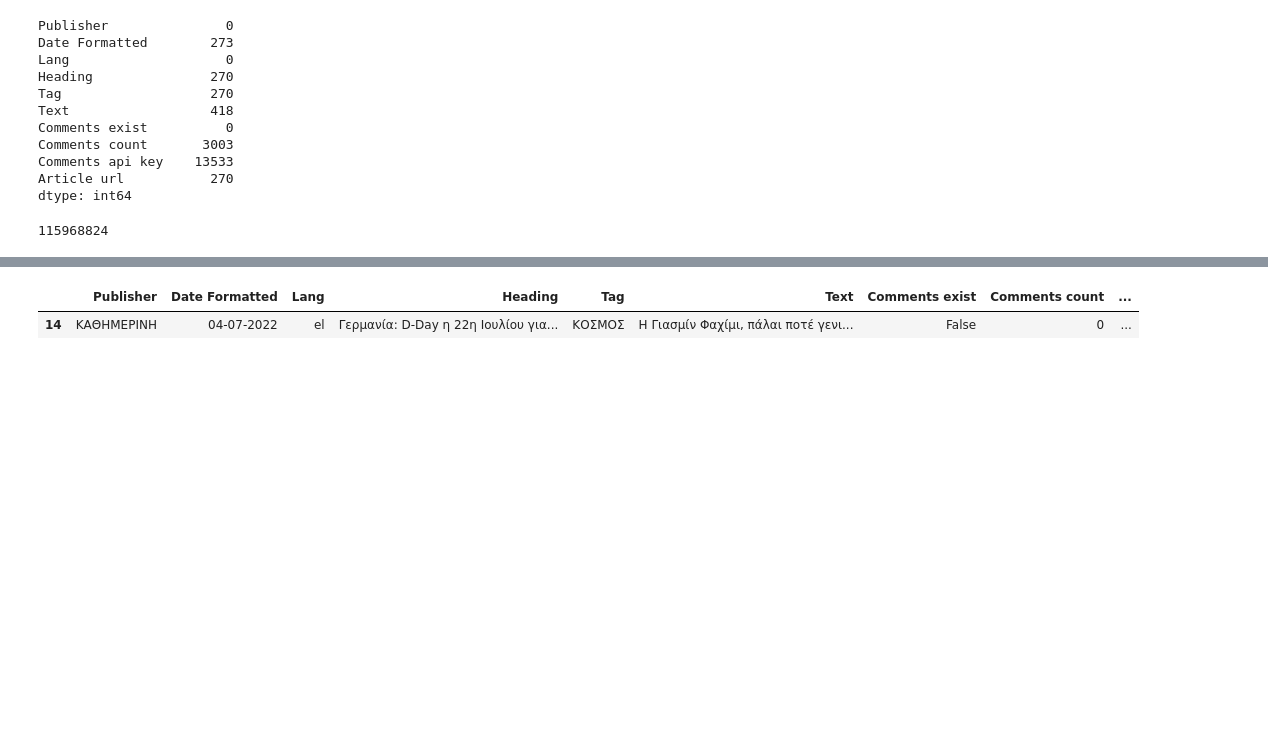
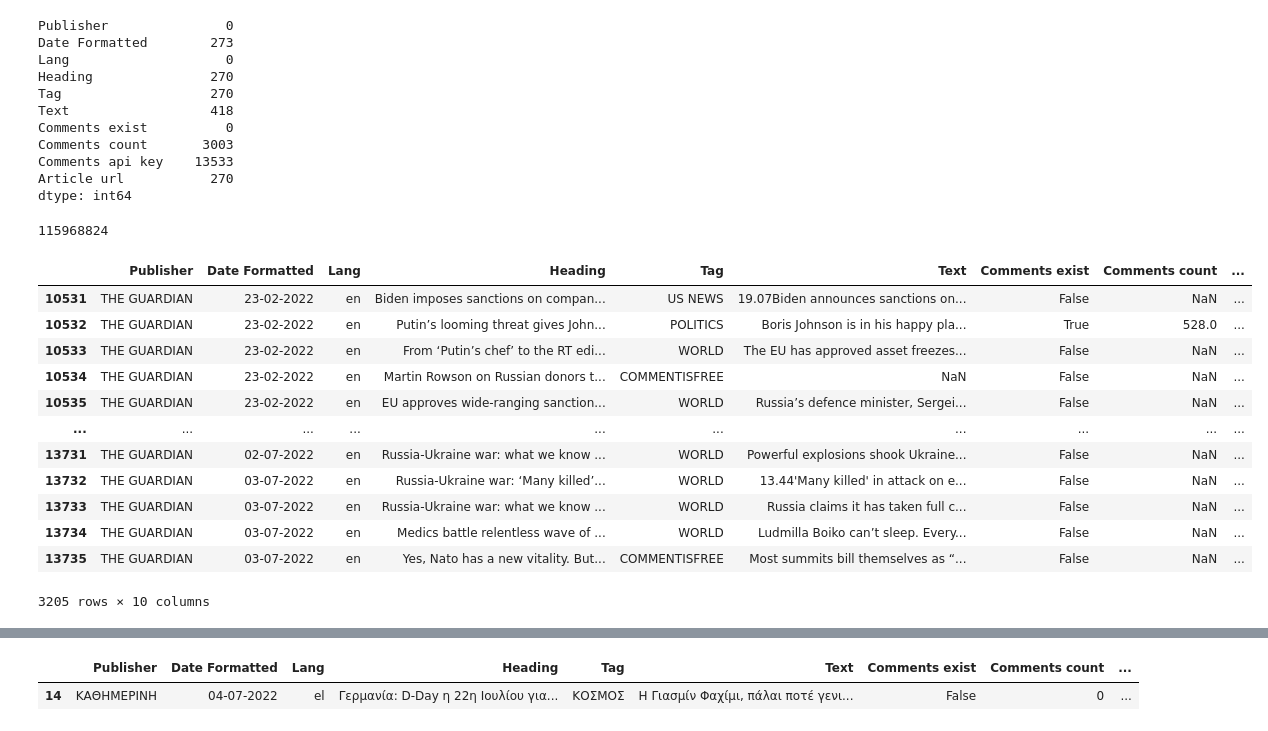
Before and after one commit to inhaltone/132DOW, a Jupyter notebook: notebooks/dataOptAnalysis.ipynb, the cells around one changed output, grey strips where cells are left out. Saved outputs shown, nothing was run; the diff lists cells and outputs as text; code cells hidden in the pictures; blank space fills up the shorter version.

```diff
--- a/notebooks/dataOptAnalysis.ipynb
+++ b/notebooks/dataOptAnalysis.ipynb
@@ -42,6 +42,22 @@ dtype: int64
 war_df.memory_usage(deep=True).sum()
 # %% [output]
 115968824
+# %%
+war_df[war_df['Publisher'] == 'THE GUARDIAN']
+# %% [output]
+|  | Publisher | Date Formatted | Lang | Heading | Tag | Text | Comments exist | Comments count | ... |
+| 10531 | THE GUARDIAN | 23-02-2022 | en | Biden imposes sanctions on compan... | US NEWS | 19.07Biden announces sanctions on... | False | NaN | ... |
+| 10532 | THE GUARDIAN | 23-02-2022 | en | Putin’s looming threat gives John... | POLITICS | Boris Johnson is in his happy pla... | True | 528.0 | ... |
+| 10533 | THE GUARDIAN | 23-02-2022 | en | From ‘Putin’s chef’ to the RT edi... | WORLD | The EU has approved asset freezes... | False | NaN | ... |
+| 10534 | THE GUARDIAN | 23-02-2022 | en | Martin Rowson on Russian donors t... | COMMENTISFREE | NaN | False | NaN | ... |
+| 10535 | THE GUARDIAN | 23-02-2022 | en | EU approves wide-ranging sanction... | WORLD | Russia’s defence minister, Sergei... | False | NaN | ... |
+| ... | ... | ... | ... | ... | ... | ... | ... | ... | ... |
+| 13731 | THE GUARDIAN | 02-07-2022 | en | Russia-Ukraine war: what we know ... | WORLD | Powerful explosions shook Ukraine... | False | NaN | ... |
+| 13732 | THE GUARDIAN | 03-07-2022 | en | Russia-Ukraine war: ‘Many killed’... | WORLD | 13.44'Many killed' in attack on e... | False | NaN | ... |
+| 13733 | THE GUARDIAN | 03-07-2022 | en | Russia-Ukraine war: what we know ... | WORLD | Russia claims it has taken full c... | False | NaN | ... |
+| 13734 | THE GUARDIAN | 03-07-2022 | en | Medics battle relentless wave of ... | WORLD | Ludmilla Boiko can’t sleep. Every... | False | NaN | ... |
+| 13735 | THE GUARDIAN | 03-07-2022 | en | Yes, Nato has a new vitality. But... | COMMENTISFREE | Most summits bill themselves as “... | False | NaN | ... |
+3205 rows × 10 columns
 # %%
 # kill rows at Date Formatted series where value is NaN
 # during scraping process there were a lot of articles without text and date info
```
Also changed, not shown: parts of 14 cells of this notebook, 7 other files.
